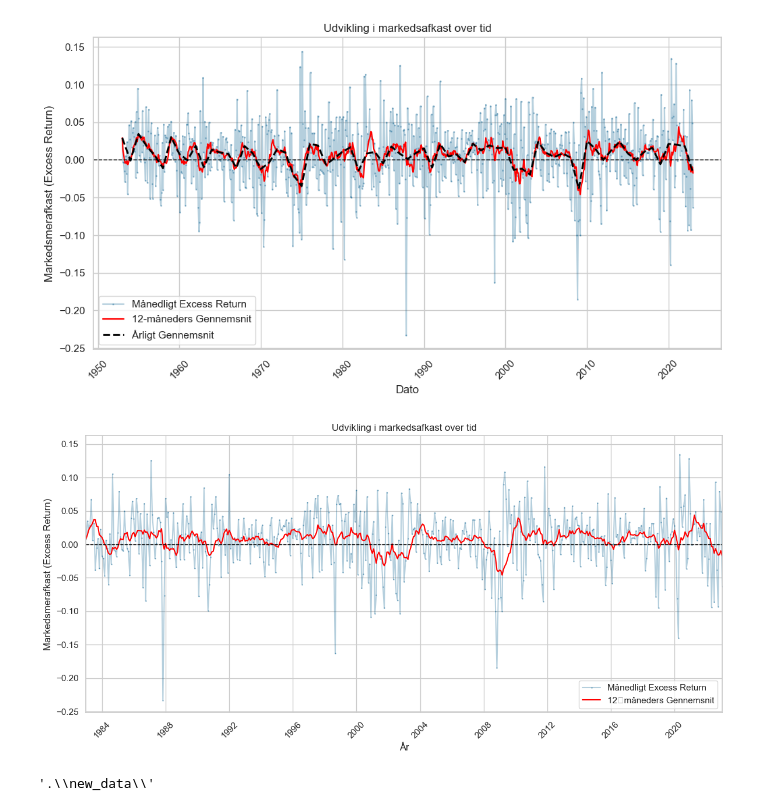
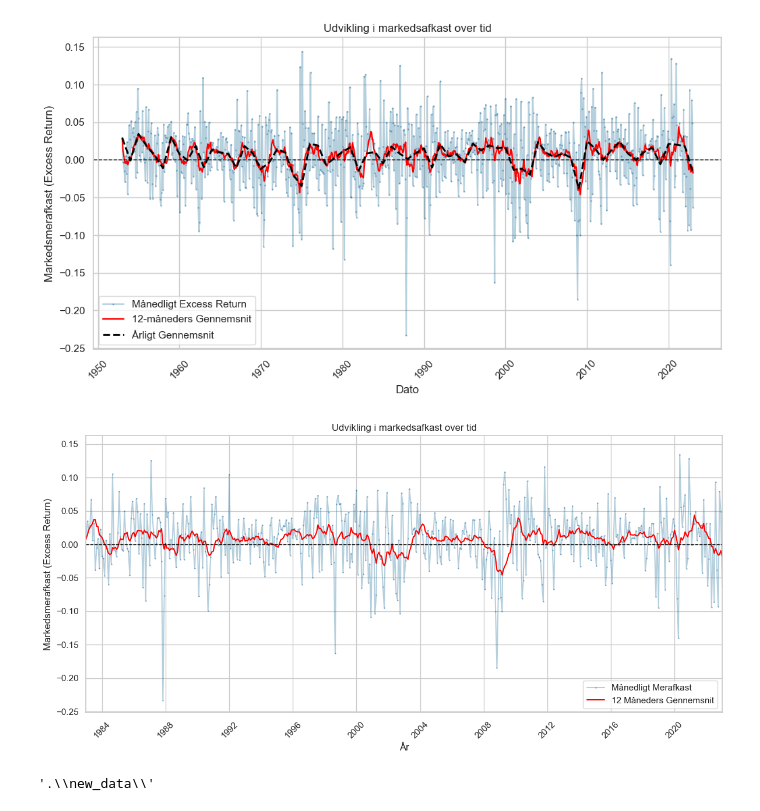
Before and after one commit to Hedegaard9/Master, a Jupyter notebook: PREDICTIONS.ipynb, the cells around one changed output. Drawn from its saved outputs; the diff is of its cells as text; code cells hidden in the pictures.

```diff
--- a/PREDICTIONS.ipynb
+++ b/PREDICTIONS.ipynb
@@ -907,36 +908,36 @@ import pandas as pd
 
 # Antag at market_test allerede er dit DataFrame
 market_test['eom'] = pd.to_datetime(market_test['eom'])
 market_test['rolling_avg'] = market_test['mkt_vw_exc'].rolling(window=12, min_periods=1).mean()
 
 plt.figure(figsize=(12, 6))
 plt.plot(
     market_test['eom'], market_test['mkt_vw_exc'],
     linestyle='-', marker='o', markersize=1, alpha=0.3,
-    label="Månedligt Excess Return"
+    label="Månedligt Merafkast"
 )
 plt.plot(
     market_test['eom'], market_test['rolling_avg'],
-    color='red', linewidth=1.5, label="12‑måneders Gennemsnit"
+    color='red', linewidth=1.5, label="12 Måneders Gennemsnit"
 )
 plt.axhline(0, color='black', linewidth=1, linestyle='--')
 
 # Sæt x‑aksens start til 1982-12-31
 start = pd.to_datetime('1982-12-31')
 plt.xlim(start, market_test['eom'].max())
 
 plt.xlabel("År")
 plt.ylabel("Markedsmerafkast (Excess Return)")
 plt.title("Udvikling i markedsafkast over tid")
 plt.legend()
 plt.grid(True)
 plt.xticks(rotation=45)
 plt.tight_layout()
 filename = "market_excess_return_rolling12m.png"
 plt.savefig(os.path.join(output_path, filename), dpi=300, bbox_inches='tight')
 plt.show()
 # %% [output]
-[figure, old version]
+[figure, new version]
 # %%
 output_path
 # %% [output]
```
Also changed, not shown: parts of 1 cell of this notebook, 3 other files.
